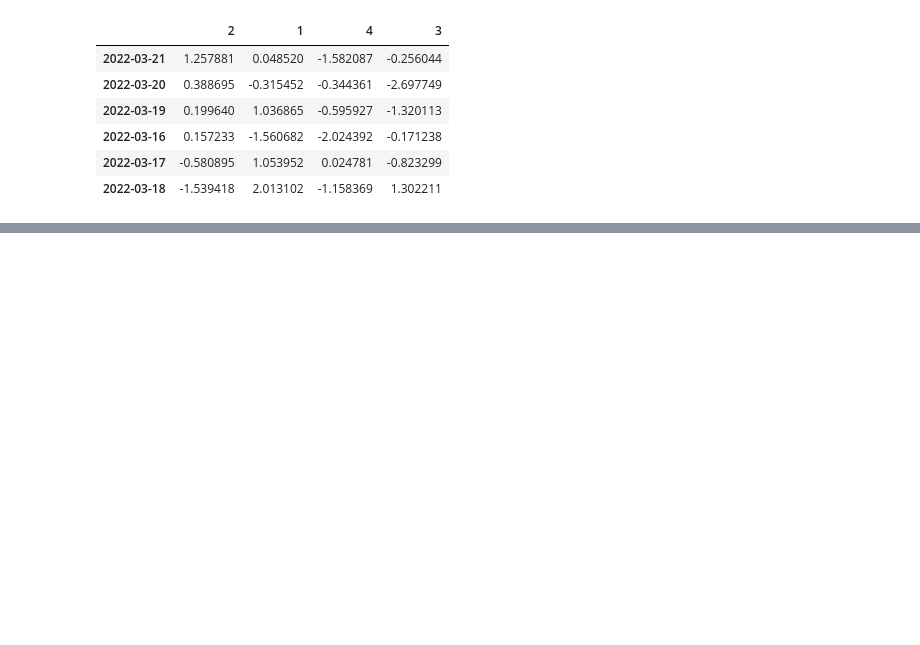
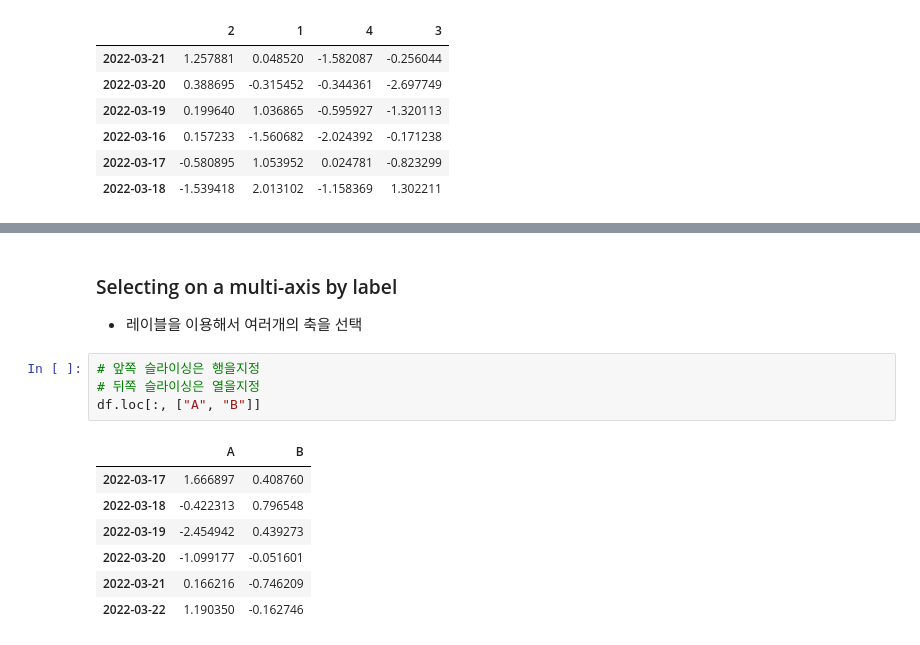
Before and after one commit to ParkJeongUng/Ung.github.io, a Jupyter notebook: _notebooks/하늘코끼리_Pandas_Master.ipynb, the cells around one changed output, grey strips where cells are left out. Saved outputs shown, nothing was run; the diff lists cells and outputs as text; blank space fills up the shorter version.

```diff
--- a/_notebooks/하늘코끼리_Pandas_Master.ipynb
+++ b/_notebooks/하늘코끼리_Pandas_Master.ipynb
@@ -344,0 +448,15 @@ df.sort_values(by = "2", ascending = False)
+# %% [markdown]
+### Selecting on a multi-axis by label
+  * 레이블을 이용해서 여러개의 축을 선택
+# %%
+# 앞쪽 슬라이싱은 행을지정
+# 뒤쪽 슬라이싱은 열을지정
+df.loc[:, ["A", "B"]]
+# %% [output]
+|  | A | B |
+| 2022-03-17 | 1.666897 | 0.408760 |
+| 2022-03-18 | -0.422313 | 0.796548 |
+| 2022-03-19 | -2.454942 | 0.439273 |
+| 2022-03-20 | -1.099177 | -0.051601 |
+| 2022-03-21 | 0.166216 | -0.746209 |
+| 2022-03-22 | 1.190350 | -0.162746 |
```
Also changed, not shown: parts of 20 cells of this notebook.
